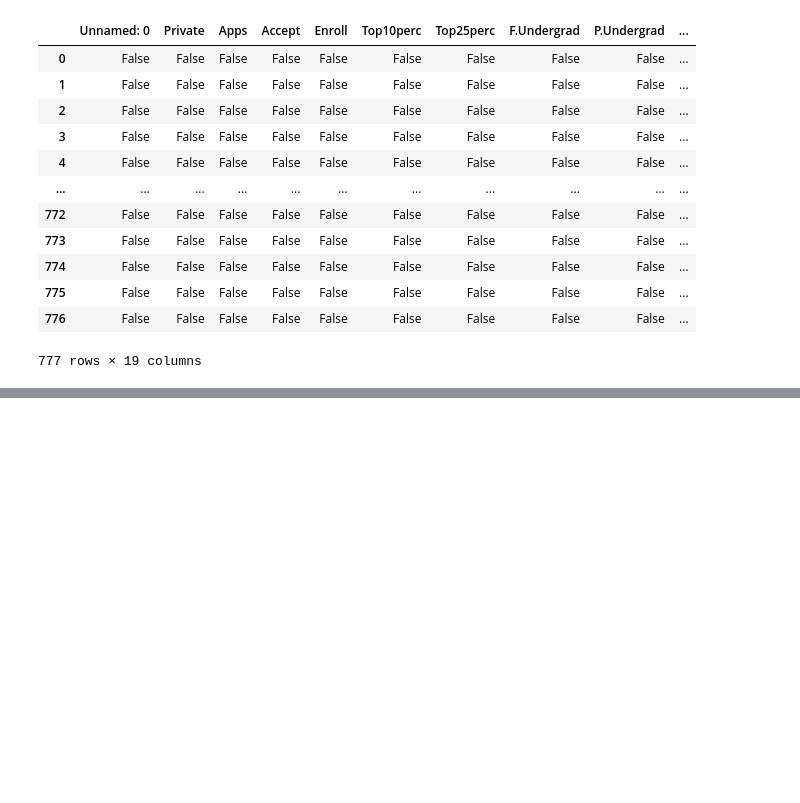
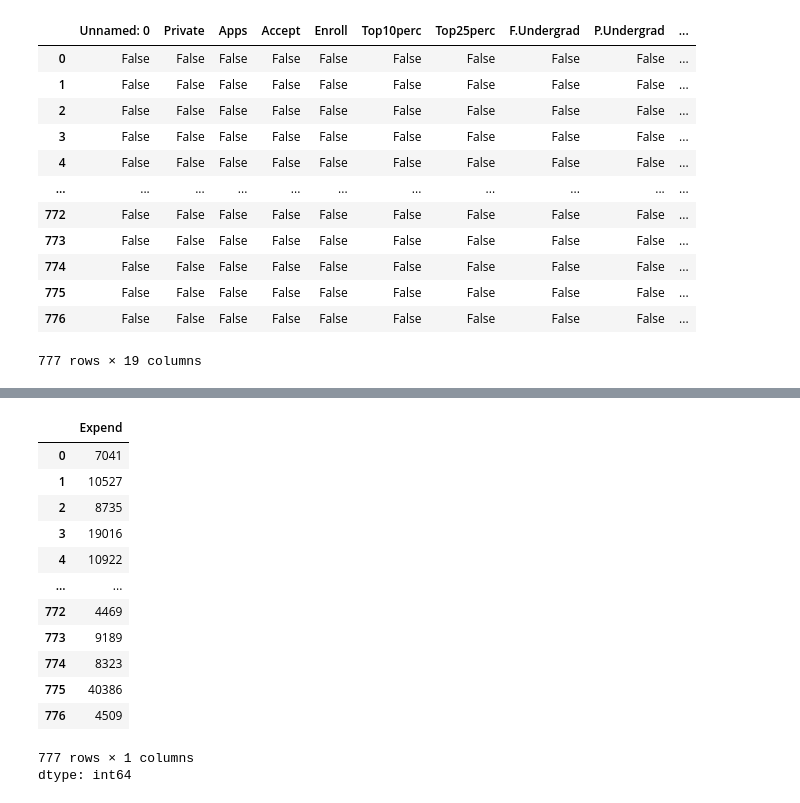
Before and after one commit to nikkhot/DTSC-Group-15, a Jupyter notebook: Dataset_Group_15.ipynb, the cells around one changed output, grey strips where cells are left out. Saved outputs shown, nothing was run; the diff lists cells and outputs as text; code cells hidden in the pictures; blank space fills up the shorter version.

```diff
--- a/Dataset_Group_15.ipynb
+++ b/Dataset_Group_15.ipynb
@@ -60,0 +61,9 @@ plt.show()
+# %%
+!git clone https://github.com/nikkhot/DTSC-Group-15
+%cd DTSC-Group-15
+df = pd.read_csv("College_Data_dataset.csv")
+x1=df["Expend"]
+x2=df["Outstate"]
+x3=df["Books"]
+x4=df["Personal"]
+x5= df["Room.Board"]
@@ -60,0 +79,17 @@ plt.show()
+# %%
+x1
+# %% [output]
+|  | Expend |
+| 0 | 7041 |
+| 1 | 10527 |
+| 2 | 8735 |
+| 3 | 19016 |
+| 4 | 10922 |
+| ... | ... |
+| 772 | 4469 |
+| 773 | 9189 |
+| 774 | 8323 |
+| 775 | 40386 |
+| 776 | 4509 |
+777 rows × 1 columns
+dtype: int64
```
Also changed, not shown: parts of 3 cells of this notebook.
